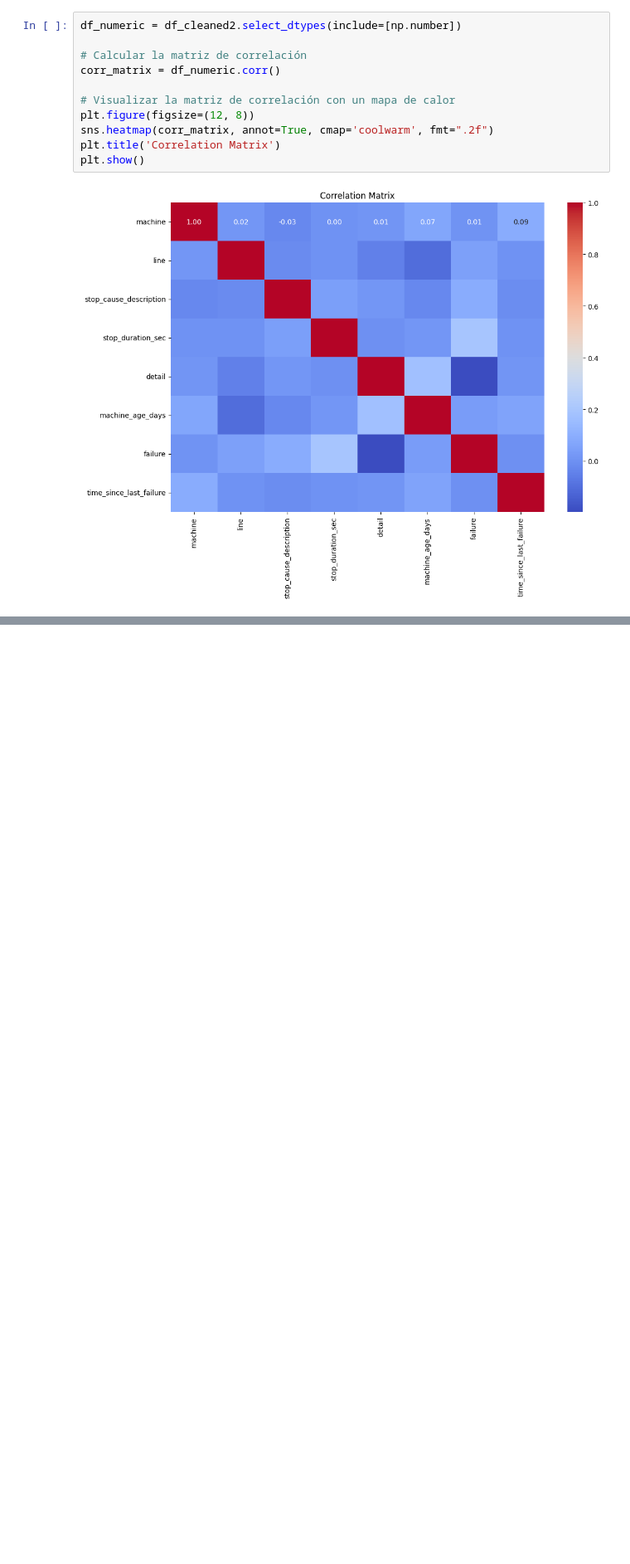
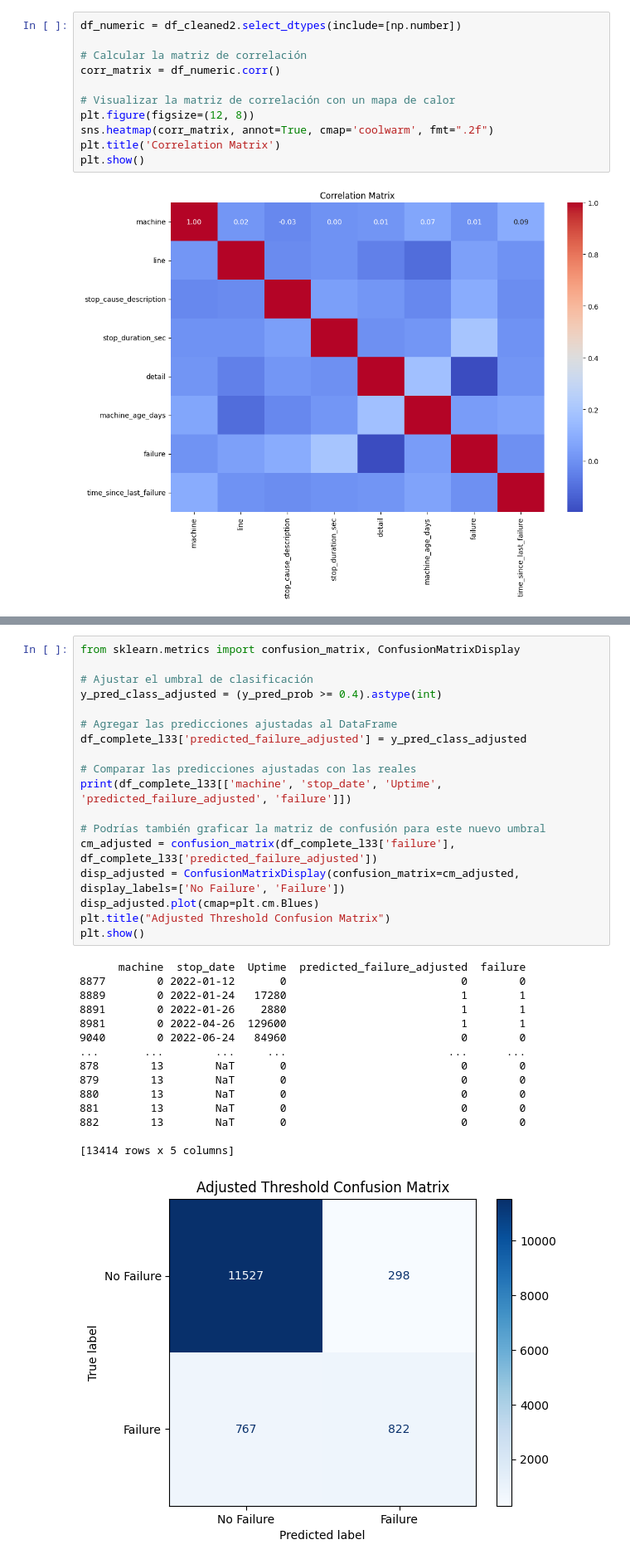
Before and after one commit to 2023206/Capstone_DA, a Jupyter notebook: Version2.ipynb, the cells around one changed output, grey strips where cells are left out. Shown at 83% size. Cells and saved outputs as stored; diff of their text form; blank space fills up the shorter version.

```diff
--- a/Version2.ipynb
+++ b/Version2.ipynb
@@ -825,0 +1097,34 @@ df_complete_l33.shape
+# %%
+from sklearn.metrics import confusion_matrix, ConfusionMatrixDisplay
+
+# Ajustar el umbral de clasificación
+y_pred_class_adjusted = (y_pred_prob >= 0.4).astype(int)
+
+# Agregar las predicciones ajustadas al DataFrame
+df_complete_l33['predicted_failure_adjusted'] = y_pred_class_adjusted
+
+# Comparar las predicciones ajustadas con las reales
+print(df_complete_l33[['machine', 'stop_date', 'Uptime', 'predicted_failure_adjusted', 'failure']])
+
+# Podrías también graficar la matriz de confusión para este nuevo umbral
+cm_adjusted = confusion_matrix(df_complete_l33['failure'], df_complete_l33['predicted_failure_adjusted'])
+disp_adjusted = ConfusionMatrixDisplay(confusion_matrix=cm_adjusted, display_labels=['No Failure', 'Failure'])
+disp_adjusted.plot(cmap=plt.cm.Blues)
+plt.title("Adjusted Threshold Confusion Matrix")
+plt.show()
+# %% [output]
+      machine  stop_date  Uptime  predicted_failure_adjusted  failure
+8877        0 2022-01-12       0                           0        0
+8889        0 2022-01-24   17280                           1        1
+8891        0 2022-01-26    2880                           1        1
+8981        0 2022-04-26  129600                           1        1
+9040        0 2022-06-24   84960                           0        0
+...       ...        ...     ...                         ...      ...
+878        13        NaT       0                           0        0
+879        13        NaT       0                           0        0
+880        13        NaT       0                           0        0
+881        13        NaT       0                           0        0
+882        13        NaT       0                           0        0
+
+[13414 rows x 5 columns]
+[figure, added]
```
Also changed, not shown: parts of 31 cells of this notebook, 1 other file.
